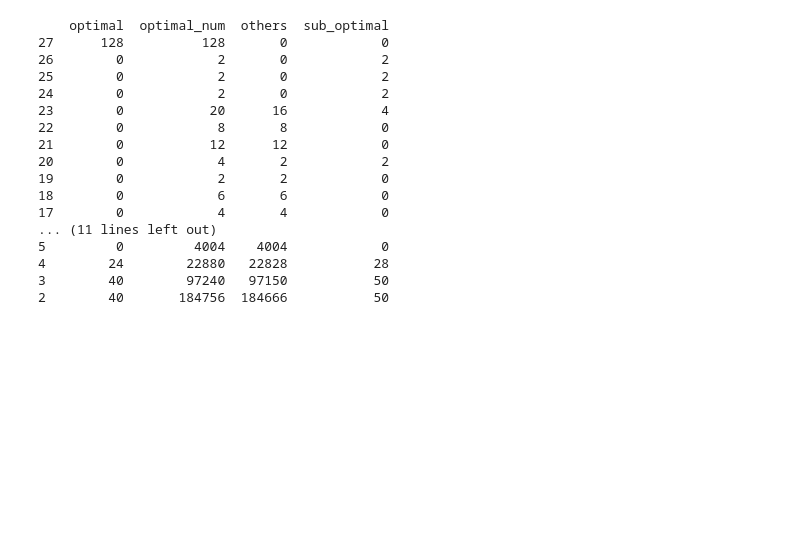
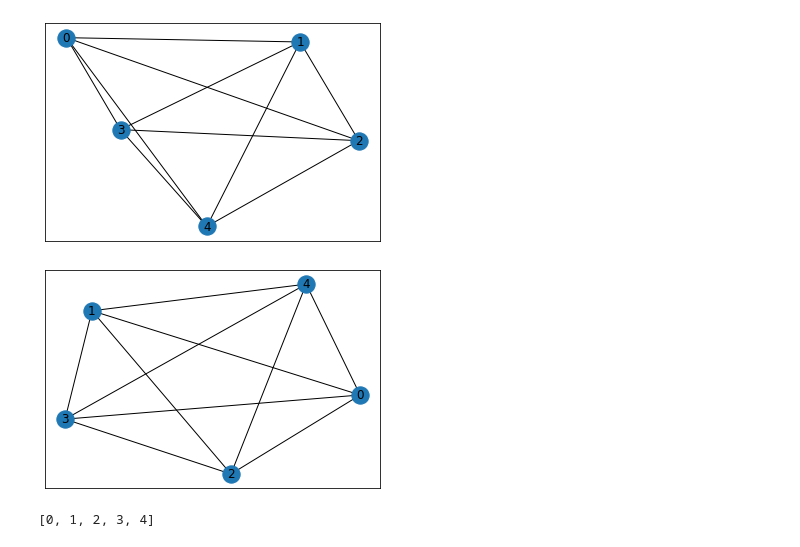
Before and after one commit to w40141/annealing_sandbox, a Jupyter notebook: Untitled1.ipynb, the cells around one changed output. Drawn from its saved outputs; the diff is of its cells as text; code cells hidden in the pictures; blank space fills up the shorter version.

```diff
--- a/Untitled1.ipynb
+++ b/Untitled1.ipynb
@@ -5,21 +0,0 @@ df = pd.read_json('i2q_numpar_20_normarlize.json')
-# %%
-df_t = df.T
-print(df_t)
-# %% [output]
-    optimal  optimal_num  others  sub_optimal
-27      128          128       0            0
-26        0            2       0            2
-25        0            2       0            2
-24        0            2       0            2
-23        0           20      16            4
-22        0            8       8            0
-21        0           12      12            0
-20        0            4       2            2
-19        0            2       2            0
-18        0            6       6            0
-17        0            4       4            0
-... (11 lines left out)
-5         0         4004    4004            0
-4        24        22880   22828           28
-3        40        97240   97150           50
-2        40       184756  184666           50
@@ -27,0 +1,22 @@ df_t.to_csv('tst')
+# %%
+import numpy as np
+import networkx as nx
+import matplotlib.pyplot as plt
+
+A = numpy.matrix([[0, 10, 8, 8, 4], [10, 0, 6, 11, 7], [8, 6, 0, 14, 8], [9, 11, 14, 0, 6], [4, 7, 8, 6, 0]])
+G = nx.from_numpy_matrix(A)
+pos = nx.spring_layout(G)
+nx.draw_networkx(G, pos)
+# %% [output]
+[figure, added]
+# %%
+A = numpy.matrix([[0, 10, 8, 8, 4], [10, 0, 6, 11, 7], [8, 6, 0, 13, 8], [9, 11, 13, 0, 6], [4, 7, 8, 6, 0]])
+G = nx.from_numpy_matrix(A)
+pos = nx.spring_layout(G)
+nx.draw_networkx(G, pos)
+# %% [output]
+[figure, added]
+# %%
+list(G)
+# %% [output]
+[0, 1, 2, 3, 4]
```
Also changed, not shown: parts of 5 cells of this notebook, 3 other files.
